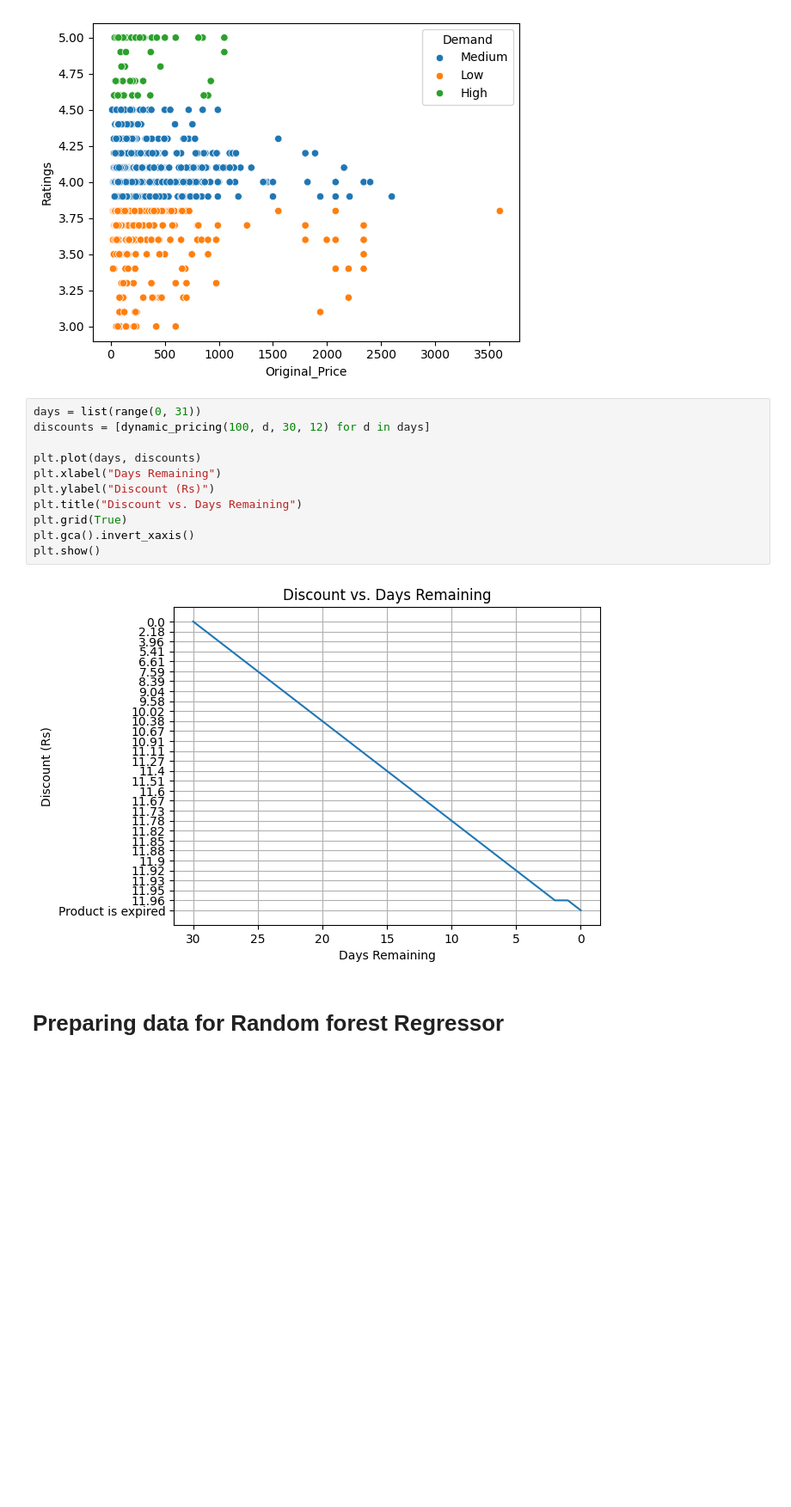
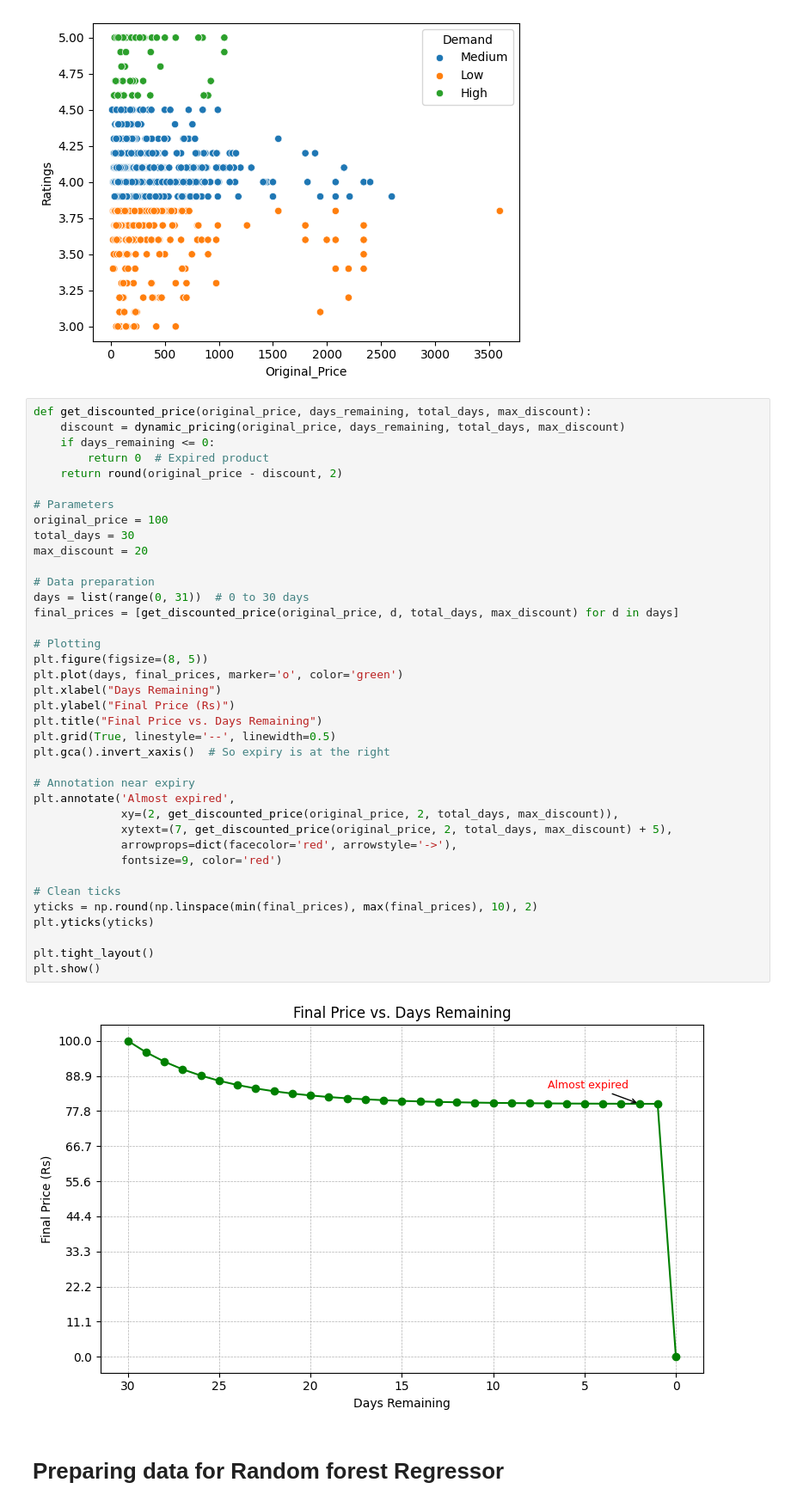
Before and after one commit to DARSHAN9029/dynamic_pricing-model, a Jupyter notebook: dynamic_pricing/dp_dataset_sort_1.ipynb, the cells around one changed output. Shown at 86% size. Cells and saved outputs as stored; diff of their text form; blank space fills up the shorter version.

```diff
--- a/dynamic_pricing/dp_dataset_sort_1.ipynb
+++ b/dynamic_pricing/dp_dataset_sort_1.ipynb
@@ -319,19 +317,46 @@ sns.scatterplot(data=df , x='Original_Price' , y='Ratings' , hue='Demand')
 # %% [output]
 <Axes: xlabel='Original_Price', ylabel='Ratings'>
 [figure]
-# %%
-days = list(range(0, 31))
-discounts = [dynamic_pricing(100, d, 30, 12) for d in days]
-
-plt.plot(days, discounts)
-plt.xlabel("Days Remaining")
-plt.ylabel("Discount (Rs)")
-plt.title("Discount vs. Days Remaining")
-plt.grid(True)
-plt.gca().invert_xaxis()
-plt.show()
-# %% [output]
-[figure, removed]
+# %%
+def get_discounted_price(original_price, days_remaining, total_days, max_discount):
+    discount = dynamic_pricing(original_price, days_remaining, total_days, max_discount)
+    if days_remaining <= 0:
+        return 0  # Expired product
+    return round(original_price - discount, 2)
+
+# Parameters
+original_price = 100
+total_days = 30
+max_discount = 20
+
+# Data preparation
+days = list(range(0, 31))  # 0 to 30 days
+final_prices = [get_discounted_price(original_price, d, total_days, max_discount) for d in days]
+
+# Plotting
+plt.figure(figsize=(8, 5))
+plt.plot(days, final_prices, marker='o', color='green')
+plt.xlabel("Days Remaining")
+plt.ylabel("Final Price (Rs)")
+plt.title("Final Price vs. Days Remaining")
+plt.grid(True, linestyle='--', linewidth=0.5)
+plt.gca().invert_xaxis()  # So expiry is at the right
+
+# Annotation near expiry
+plt.annotate('Almost expired',
+             xy=(2, get_discounted_price(original_price, 2, total_days, max_discount)),
+             xytext=(7, get_discounted_price(original_price, 2, total_days, max_discount) + 5),
+             arrowprops=dict(facecolor='red', arrowstyle='->'),
+             fontsize=9, color='red')
+
+# Clean ticks
+yticks = np.round(np.linspace(min(final_prices), max(final_prices), 10), 2)
+plt.yticks(yticks)
+
+plt.tight_layout()
+plt.show()
+# %% [output]
+[figure, added]
 # %% [markdown]
 # Preparing data for Random forest Regressor
 # %% [markdown]
```
Also changed, not shown: parts of 2 cells of this notebook, 2 other files.
